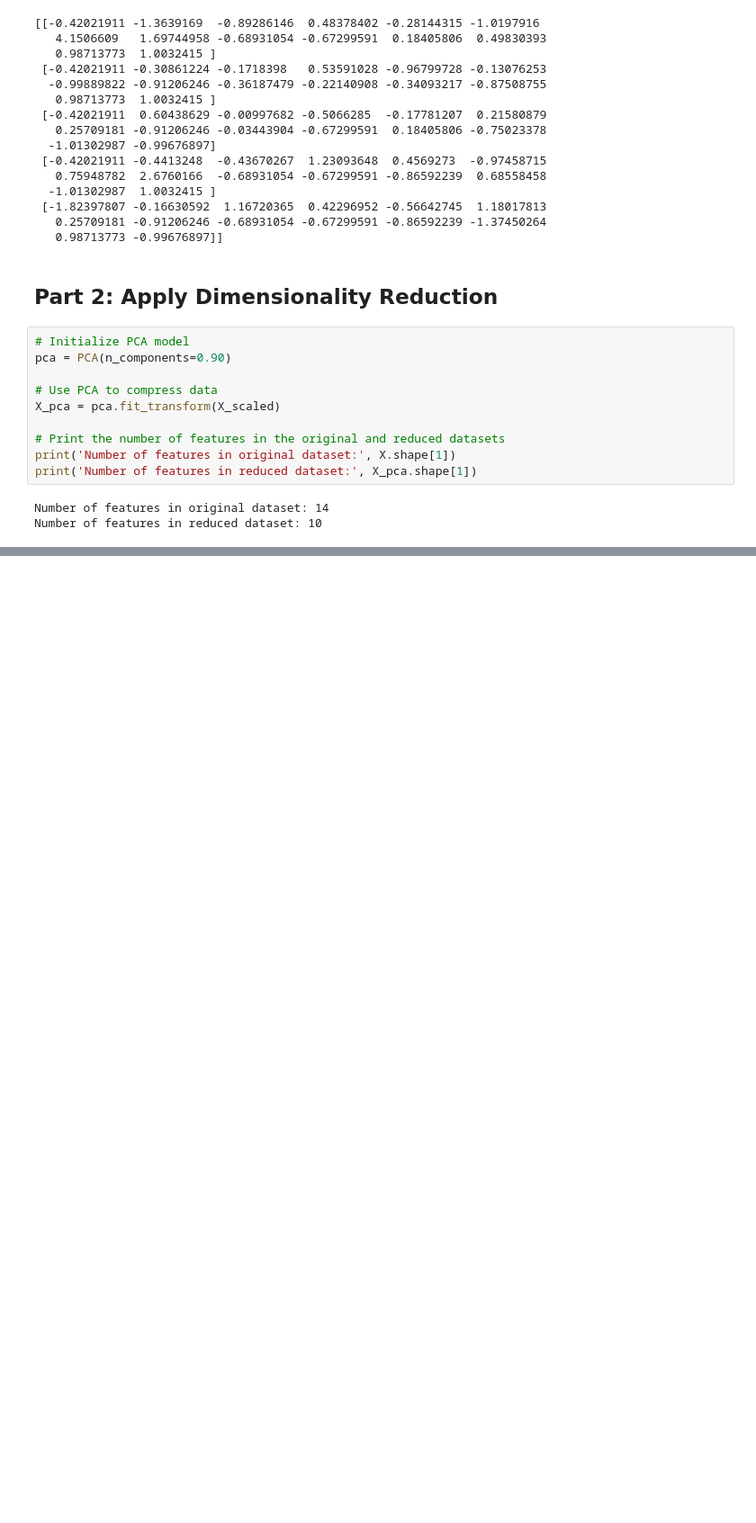
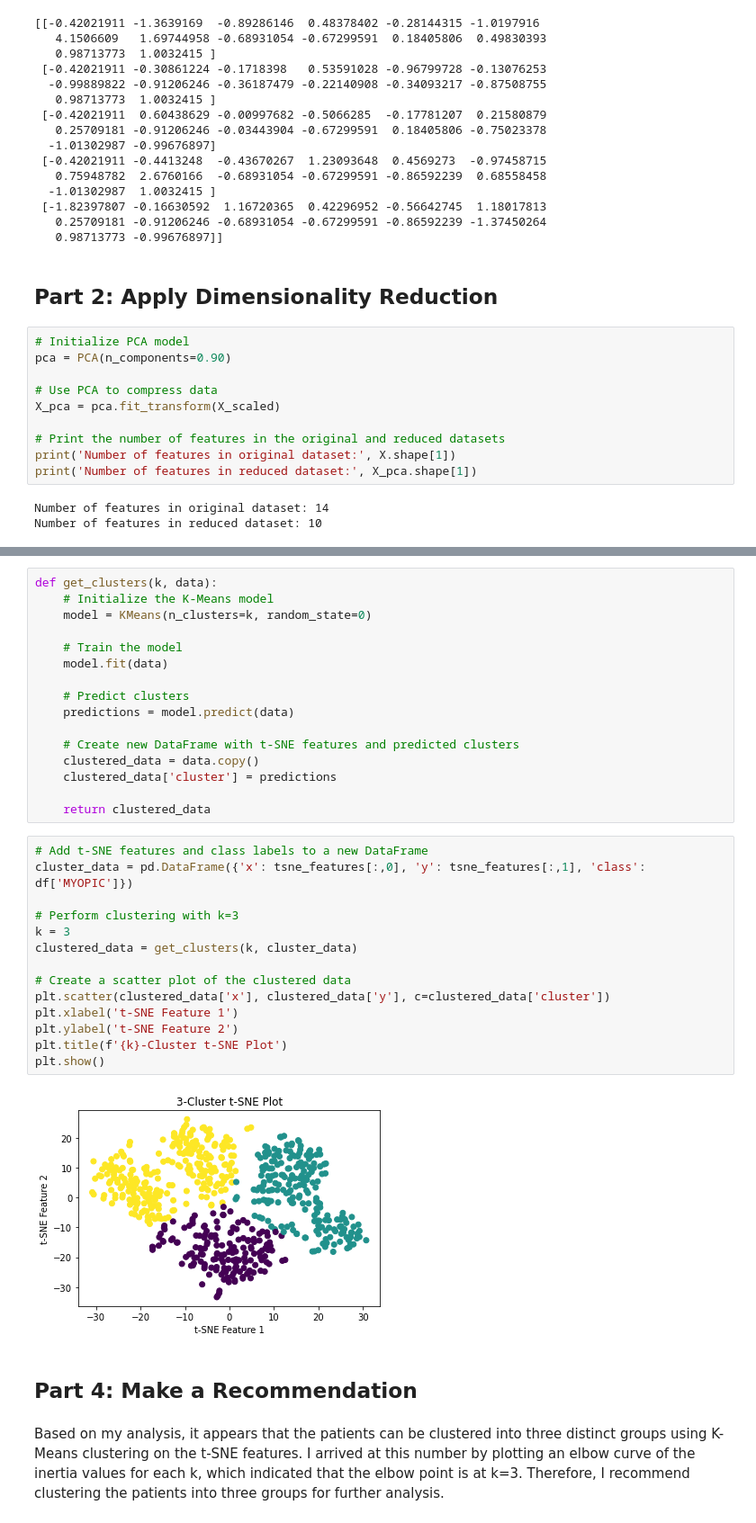
Before and after one commit to JeremyTallant/unsupervised-machine-learning-challenge, a Jupyter notebook: myopia.ipynb, the cells around one changed output, grey strips where cells are left out. Shown: that part at 90% size. Saved outputs shown, nothing was run; the diff lists cells and outputs as text; blank space fills up the shorter version.

```diff
--- a/myopia.ipynb
+++ b/myopia.ipynb
@@ -83,0 +157,36 @@ Number of features in reduced dataset: 10
+# %%
+def get_clusters(k, data):
+    # Initialize the K-Means model
+    model = KMeans(n_clusters=k, random_state=0)
+
+    # Train the model
+    model.fit(data)
+
+    # Predict clusters
+    predictions = model.predict(data)
+
+    # Create new DataFrame with t-SNE features and predicted clusters
+    clustered_data = data.copy()
+    clustered_data['cluster'] = predictions
+
+    return clustered_data
+# %%
+# Add t-SNE features and class labels to a new DataFrame
+cluster_data = pd.DataFrame({'x': tsne_features[:,0], 'y': tsne_features[:,1], 'class': df['MYOPIC']})
+
+# Perform clustering with k=3
+k = 3
+clustered_data = get_clusters(k, cluster_data)
+
+# Create a scatter plot of the clustered data
+plt.scatter(clustered_data['x'], clustered_data['y'], c=clustered_data['cluster'])
+plt.xlabel('t-SNE Feature 1')
+plt.ylabel('t-SNE Feature 2')
+plt.title(f'{k}-Cluster t-SNE Plot')
+plt.show()
+# %% [output]
+[figure, added]
+# %% [markdown]
+## Part 4: Make a Recommendation
+# %% [markdown]
+Based on my analysis, it appears that the patients can be clustered into three distinct groups using K-Means clustering on the t-SNE features. I arrived at this number by plotting an elbow curve of the inertia values for each k, which indicated that the elbow point is at k=3. Therefore, I recommend clustering the patients into three groups for further analysis.
```
Also changed, not shown: parts of 7 cells of this notebook.
